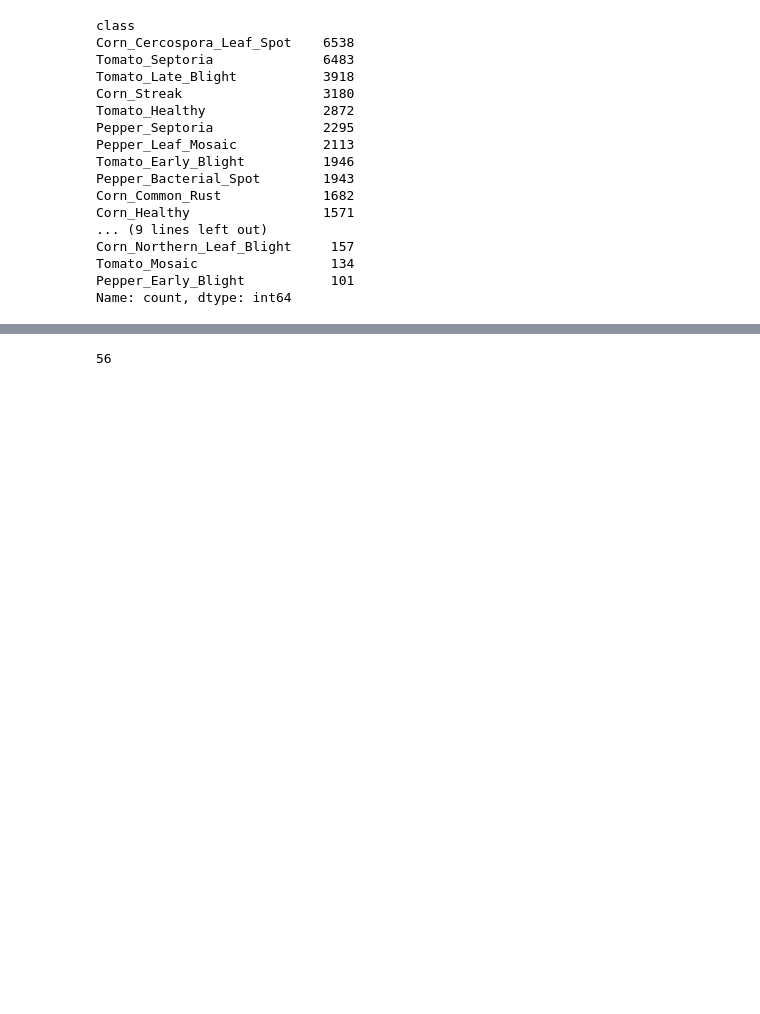
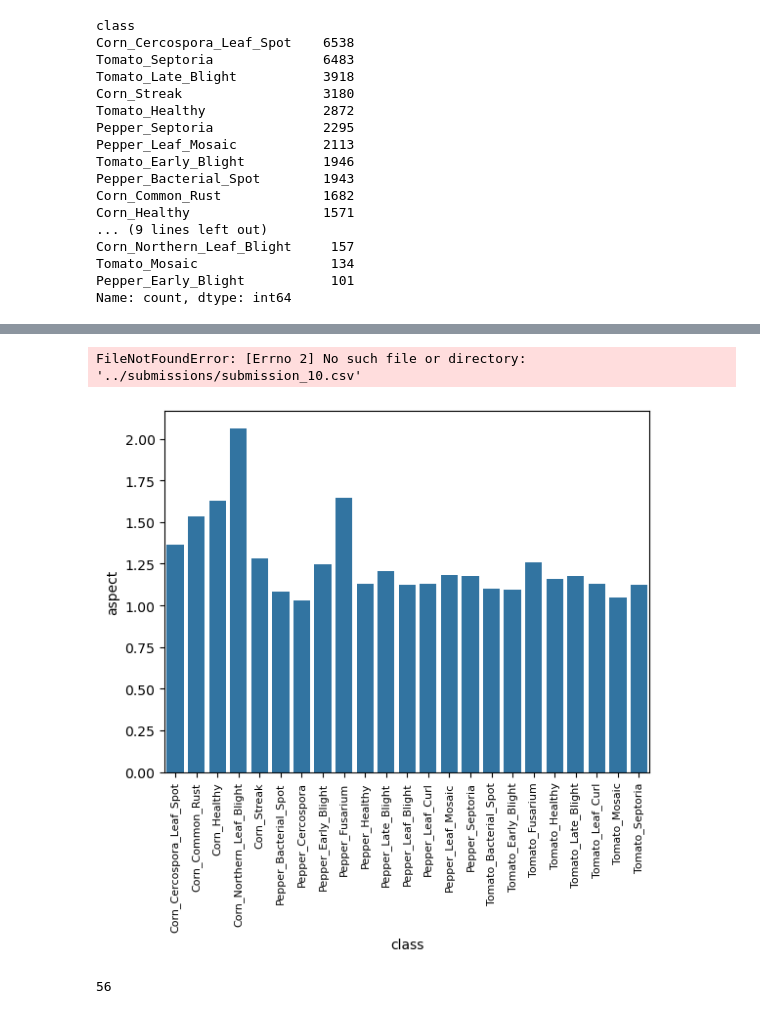
Before and after one commit to e-hokage777/Crop_Disease_Detection, a Jupyter notebook: notebooks/EDA.ipynb, the cells around one changed output, grey strips where cells are left out. Cells and saved outputs as stored; diff of their text form; code cells hidden in the pictures; blank space fills up the shorter version.

```diff
--- a/notebooks/EDA.ipynb
+++ b/notebooks/EDA.ipynb
@@ -128,3 +166,15 @@ plt.show()
+# %%
+temp = pd.read_csv("../submissions/submission_10.csv")
+disease = "Corn_Streak"
+temp[temp["class"] == disease].sort_values("confidence", ascending=False)["confidence"].mean()
+# %% [output]
+FileNotFoundError: [Errno 2] No such file or directory: '../submissions/submission_10.csv'
+# %%
+sns.barplot(df_train.groupby("class")["aspect"].mean())
+plt.xticks(rotation=90, size=8)
+plt.show()
+# %% [output]
+[figure, added]
 # %%
 df_train.groupby(["Image_ID", "class"]).count()["confidence"].max()
 # %% [output]
```
Also changed, not shown: parts of 33 cells of this notebook, 20 other files.
